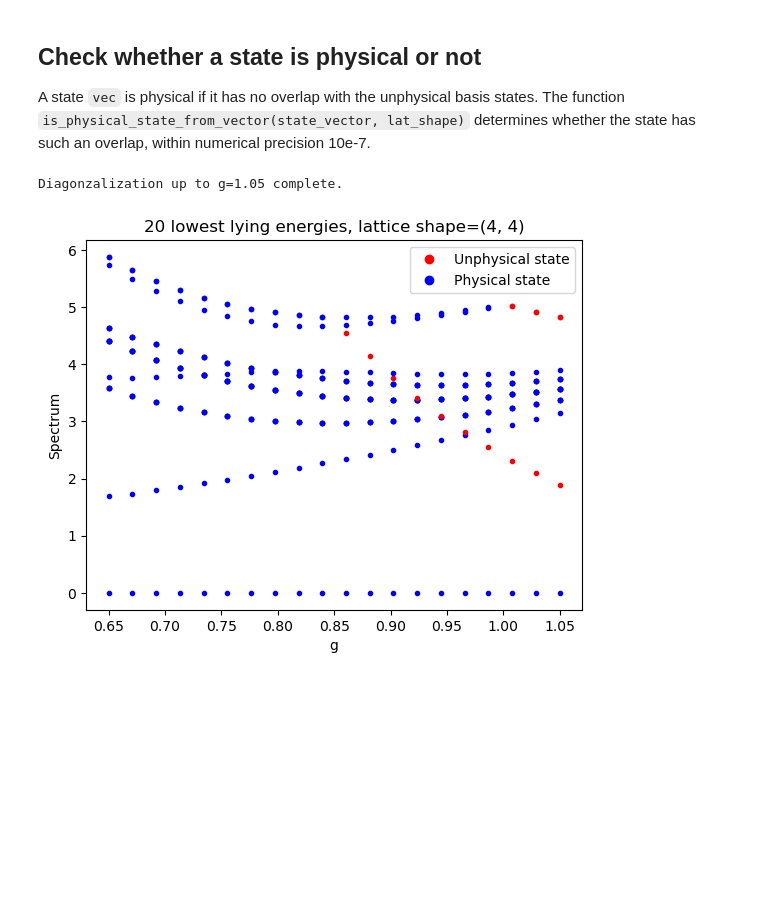
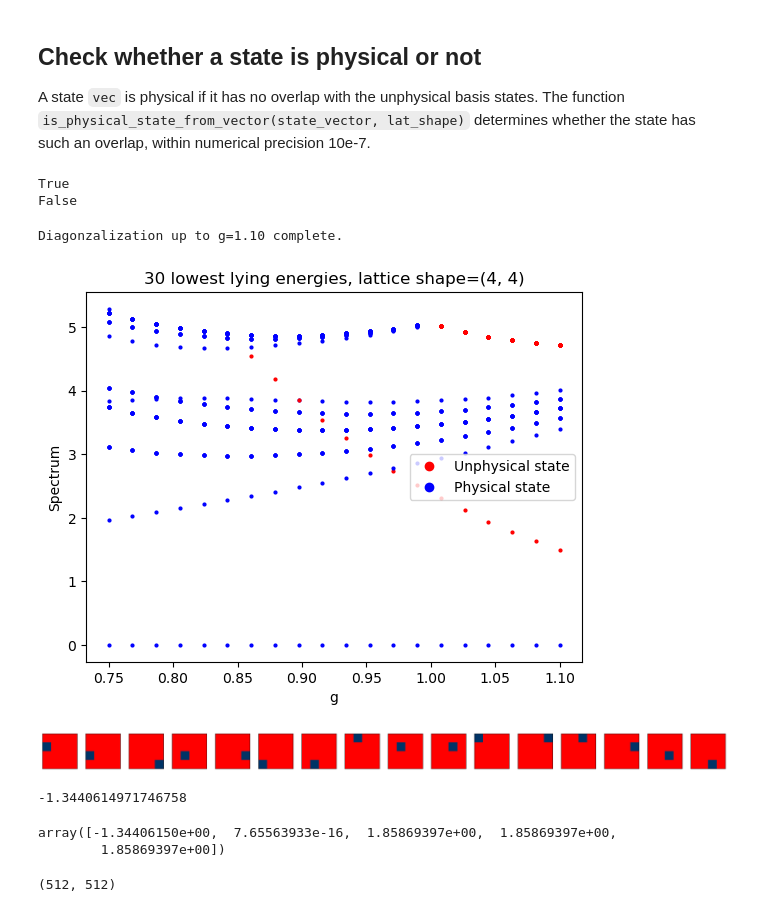
Before and after one commit to squigglomancer/Large-N-VQE, a Jupyter notebook: Large N (1,2,1) Hamiltonian.ipynb, the cells around one changed output. Drawn from its saved outputs; the diff is of its cells as text; code cells hidden in the pictures; blank space fills up the shorter version.

````diff
--- a/Large N (1,2,1) Hamiltonian.ipynb
+++ b/Large N (1,2,1) Hamiltonian.ipynb
@@ -705,22 +738,17 @@ Dictionary loaded from is_physical_dict.pkl
 
 A state ```vec``` is physical if it has no overlap with the unphysical basis states. The function ```is_physical_state_from_vector(state_vector, lat_shape)``` determines whether the state has such an overlap, within numerical precision 10e-7.
 # %%
-# Create a function that takes in a state vector and a lattice shape, and returns whether the state is physical or not
-def is_physical_state_from_vector(state_vector, lat_shape):
-    n = int(np.log2(len(state_vector)))
-    if n != lat_shape[0] * lat_shape[1]:
-        raise ValueError(f"State vector length {len(state_vector)} does not match expected size {lat_shape[0] * lat_shape[1]}")
+# Example usage of the is_physical_state_from_vector function
 
-    # Check if the dictionary is loaded
-    if is_physical_dict is None:
-        raise ValueError("is_physical_dict is not loaded. Please load it first.")
-
-    # For each nonzero entry in the state vector, check if the corresponding binary string is in the dictionary
-    for i in range(len(state_vector)):
-        if np.abs(state_vector[i]) >= 0.0000001:
-            binary_str = format(i, f"0{n}b")  # convert to binary and pad with zeros
-            if (binary_str, lat_shape) in is_physical_dict:
-                return is_physical_dict[(binary_str, lat_shape)]
+g = 1.
+lat_shape = (3,3)
+H = make_ham(g, lat_shape)
+evals, evecs = eigsh(H, k=2, which='SA')
+print( is_physical_state_from_vector(evecs[:,0], lat_shape) )
+print( is_physical_state_from_vector(evecs[:,1], lat_shape) )
+# %% [output]
+True
+False
 # %%
 # Plot the low lying spectrum of the Hamiltonian as a function of g, with the unphysical states highlighted
 def plot_spectrum_with_unphysical_states(gvals, lat_shape, num_evals=10):
@@ -745,34 +773,34 @@ def plot_spectrum_with_unphysical_states(gvals, lat_shape, num_evals=10):
         print(f"Diagonzalization up to g={g:.2f} complete.", end='\r')
 
 
     #Make plots
     fig, ax = plt.subplots()
 
     plt.title(f"{num_evals} lowest lying energies, lattice shape={lat_shape[0], lat_shape[1]}")
     plt.xlabel("g")
     plt.ylabel("Spectrum")
 
     offset=0.0
 
     # Plot the energies, highlighting the unphysical states by checking the unphysical_states list to see if the state is unphysical
     for k in range(num_evals):
         for i in range(len(gvals)):
             g = gvals[i]
             if unphysical_states[num_evals*i + k][2] == False:
                 ax.plot( g, energies[i][k]-energies[i][0]+k*offset, 'ro', markersize=2)
             else:
                 ax.plot( g, energies[i][k]-energies[i][0]+k*offset, 'bo', markersize=2)
     # Create a legend
     ax.plot([], [], 'ro', label='Unphysical state')
     ax.plot([], [], 'bo', label='Physical state')
     ax.legend(loc='best')
     plt.show()
 
 
 # Example usage
-gvals = np.linspace(0.65, 1.05, 20)
+gvals = np.linspace(0.75, 1.1, 20)
 lat_shape = (4, 4)
-plot_spectrum_with_unphysical_states(gvals, lat_shape, num_evals=20)
+plot_spectrum_with_unphysical_states(gvals, lat_shape, num_evals=30)
 # %% [output]
-Diagonzalization up to g=1.05 complete.
+Diagonzalization up to g=1.10 complete.
-[figure, old version]
+[figure, new version]
@@ -778,0 +813,4 @@ Diagonzalization up to g=1.05 complete.
+# %%
+draw_state( evecs[:,18], lat_shape, max_num_states=20 )
+# %% [output]
+[figure, added]
@@ -778,0 +821,13 @@ Diagonzalization up to g=1.05 complete.
+# %%
+get_ground_state_energy(1., (3,3), boundary="periodic", N_colors=3)
+# %% [output]
+-1.3440614971746758
+# %%
+evals
+# %% [output]
+array([-1.34406150e+00,  7.65563933e-16,  1.85869397e+00,  1.85869397e+00,
+        1.85869397e+00])
+# %%
+H.shape
+# %% [output]
+(512, 512)
````
Also changed, not shown: parts of 7 cells of this notebook, 1 other file.
